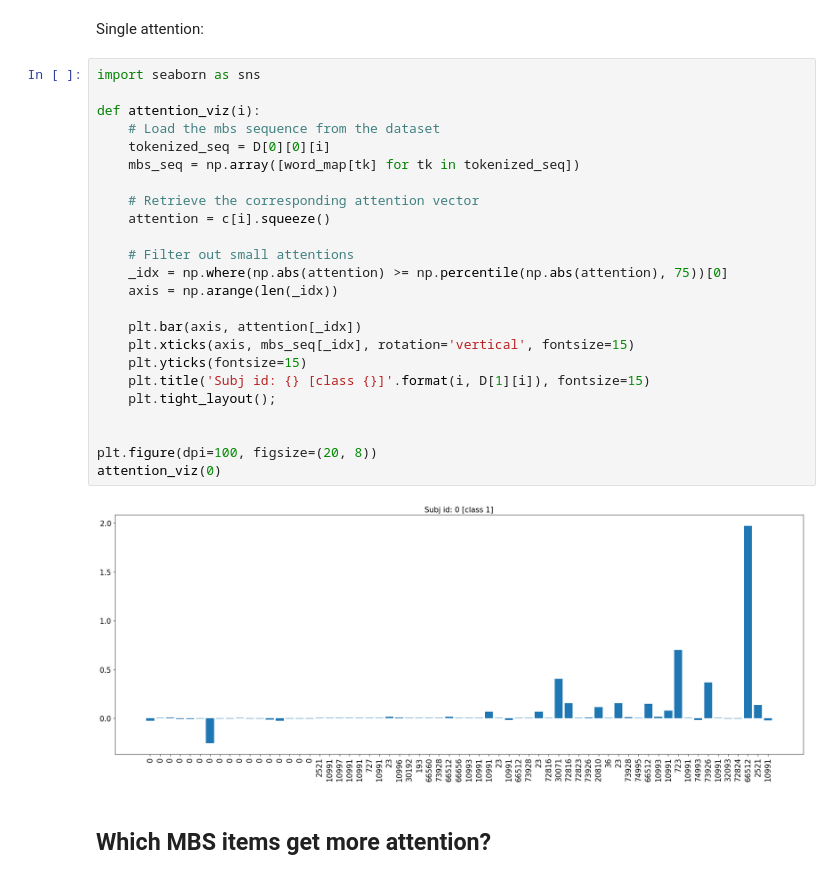
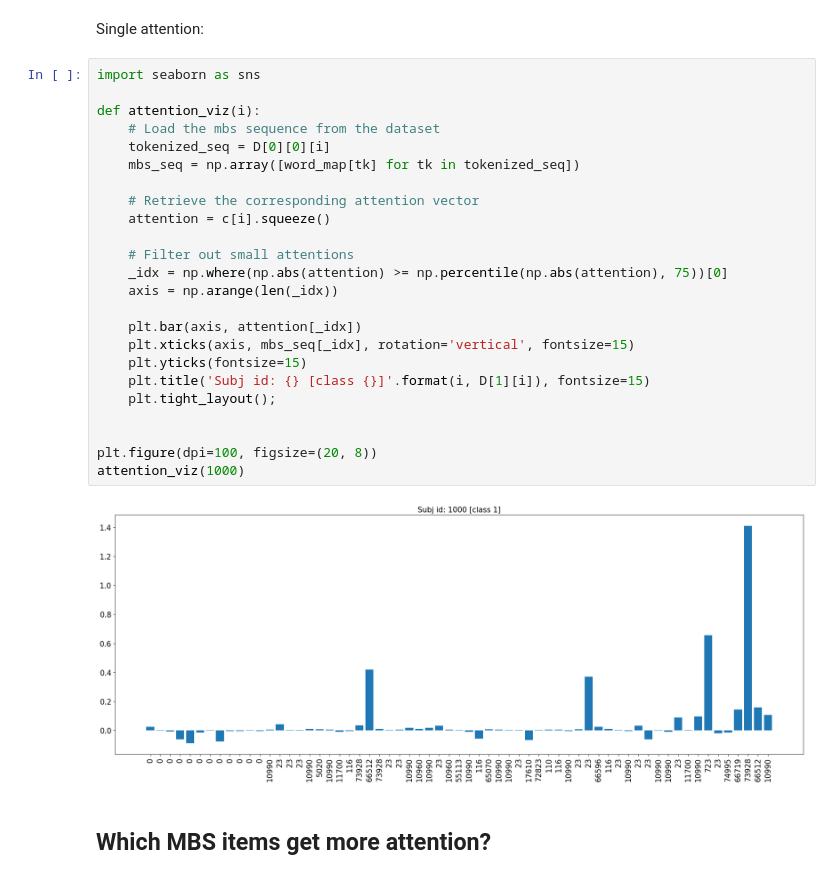
Before and after one commit to samuelefiorini/tangle, a Jupyter notebook: notebooks/embeddings/attention_viz.ipynb, the cells around one changed output. Drawn from its saved outputs; the diff is of its cells as text.

```diff
--- a/notebooks/embeddings/attention_viz.ipynb
+++ b/notebooks/embeddings/attention_viz.ipynb
@@ -142,29 +175,29 @@ Single attention:
 # %%
 import seaborn as sns
 
 def attention_viz(i):
     # Load the mbs sequence from the dataset
     tokenized_seq = D[0][0][i]
     mbs_seq = np.array([word_map[tk] for tk in tokenized_seq])
 
     # Retrieve the corresponding attention vector
     attention = c[i].squeeze()
 
     # Filter out small attentions
     _idx = np.where(np.abs(attention) >= np.percentile(np.abs(attention), 75))[0]
     axis = np.arange(len(_idx))
 
     plt.bar(axis, attention[_idx])
     plt.xticks(axis, mbs_seq[_idx], rotation='vertical', fontsize=15)
     plt.yticks(fontsize=15)
     plt.title('Subj id: {} [class {}]'.format(i, D[1][i]), fontsize=15)
     plt.tight_layout();
 
 
 plt.figure(dpi=100, figsize=(20, 8))
-attention_viz(0)
+attention_viz(1000)
 # %% [output]
-[figure, old version]
+[figure, new version]
 # %% [markdown]
 ## Which MBS items get more attention?
 # %%
```
Also changed, not shown: parts of 18 cells of this notebook, 4 other files.
